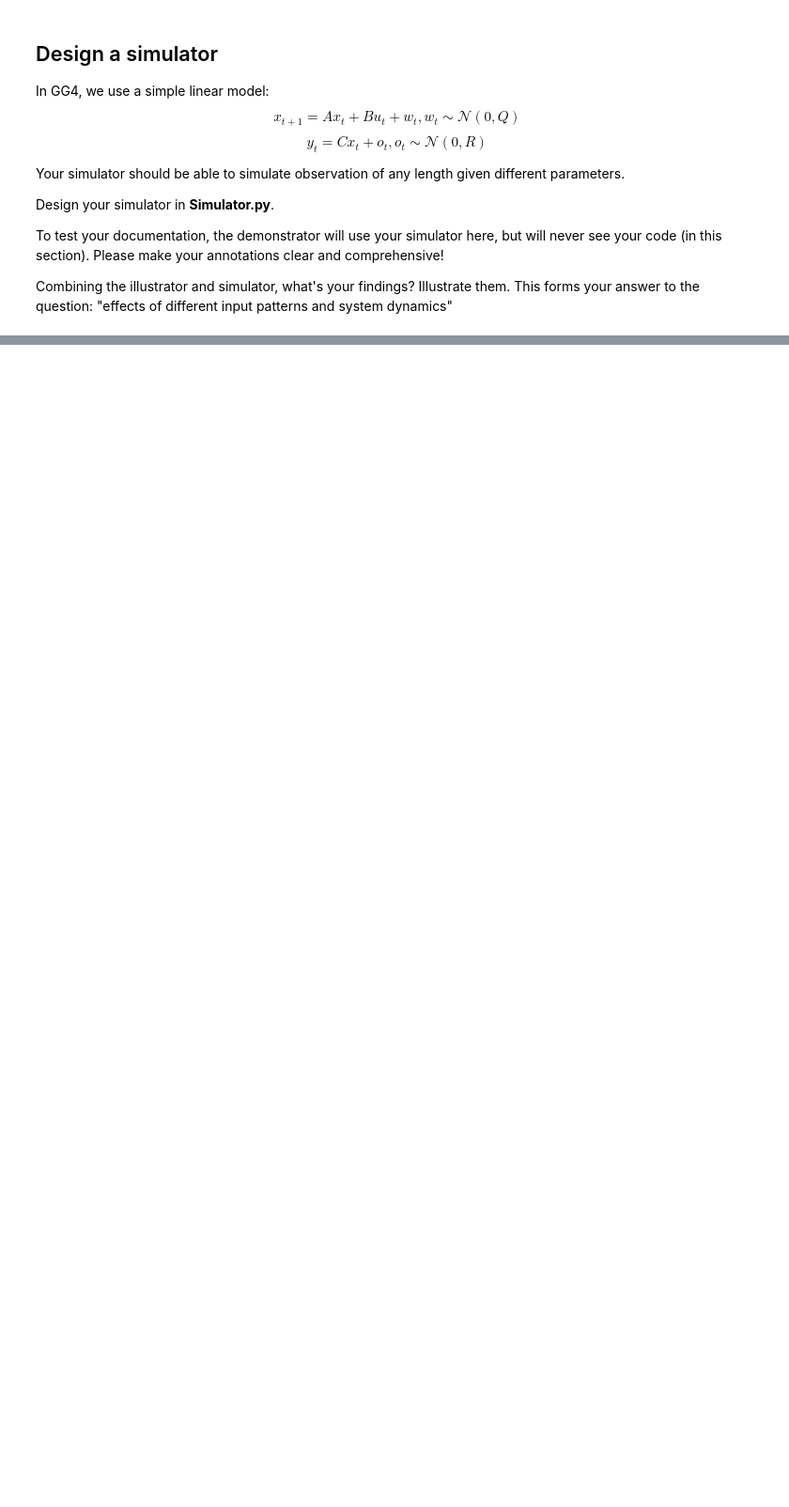
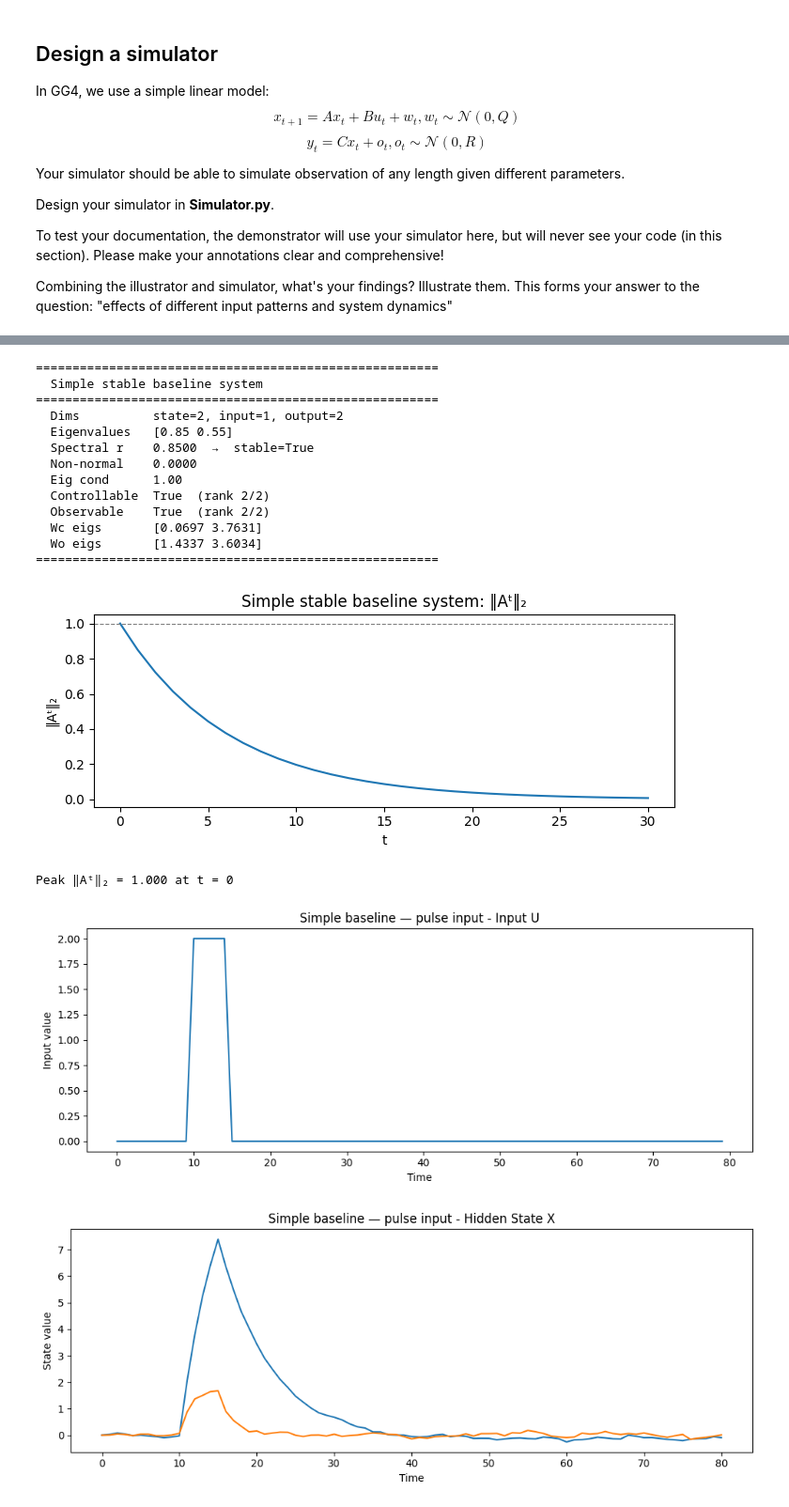
Before and after one commit to Hassan-Himaz/GG4, a Jupyter notebook: week1.ipynb, the cells around one changed output, grey strips where cells are left out. Shown at 94% size. Saved outputs shown, nothing was run; the diff lists cells and outputs as text; code cells hidden in the pictures; blank space fills up the shorter version.

```diff
--- a/week1.ipynb
+++ b/week1.ipynb
@@ -281,0 +291,40 @@ Maximum value: 5.6838
+# %%
+sim_base = make_simple_baseline()
+quick_report(sim_base, name="Simple stable baseline system")
+
+T = 80
+
+U = sim_base.generate_input(
+    T,
+    pattern="pulse",
+    amplitude=2.0,
+    pulse_time=10,
+    pulse_width=5
+)
+
+result = sim_base.simulate(
+    T,
+    U=U,
+    process_noise=True,
+    observation_noise=True
+)
+
+sim_base.plot_simulation(result, title="Simple baseline — pulse input")
+# %% [output]
+=======================================================
+  Simple stable baseline system
+=======================================================
+  Dims          state=2, input=1, output=2
+  Eigenvalues   [0.85 0.55]
+  Spectral r    0.8500  →  stable=True
+  Non-normal    0.0000
+  Eig cond      1.00
+  Controllable  True  (rank 2/2)
+  Observable    True  (rank 2/2)
+  Wc eigs       [0.0697 3.7631]
+  Wo eigs       [1.4337 3.6034]
+=======================================================
+[figure, added]
+Peak ‖Aᵗ‖₂ = 1.000 at t = 0
+[figure, added]
+[figure, added]
```
Also changed, not shown: parts of 49 cells of this notebook, 1 other file.
